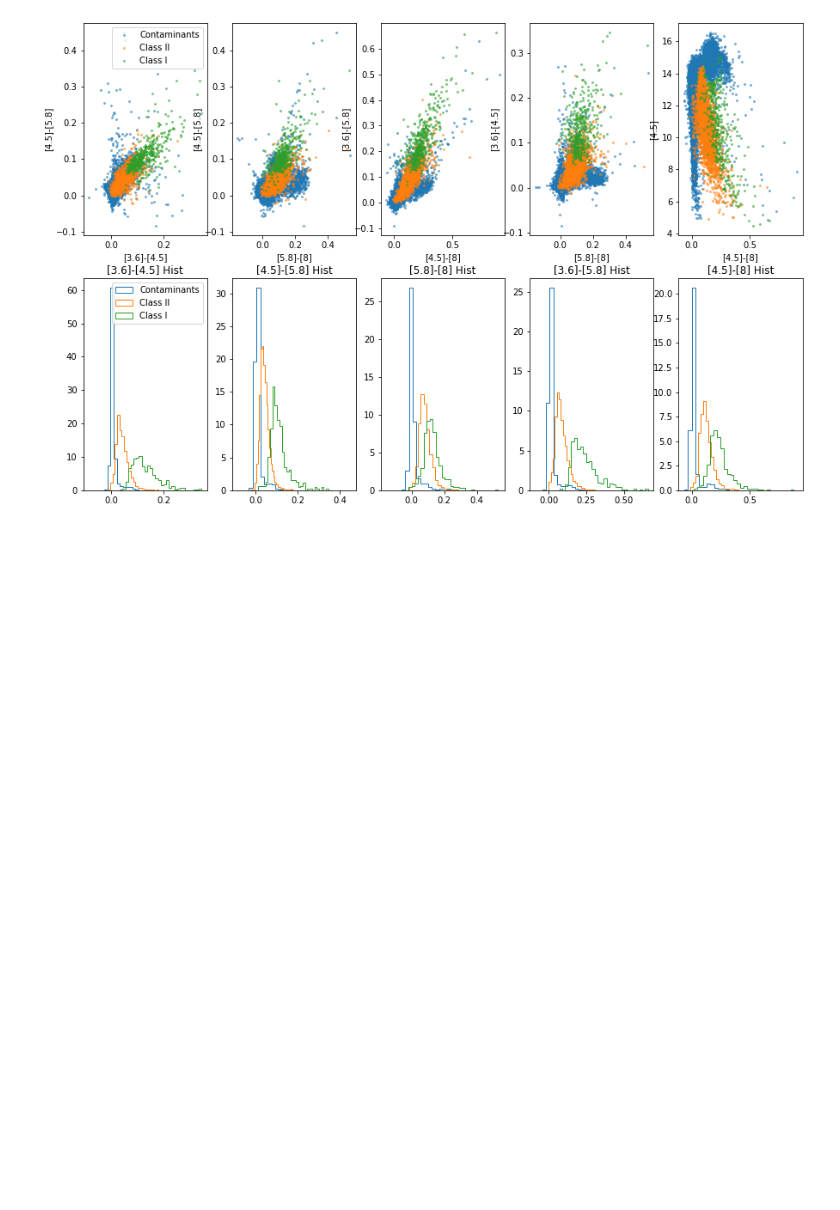
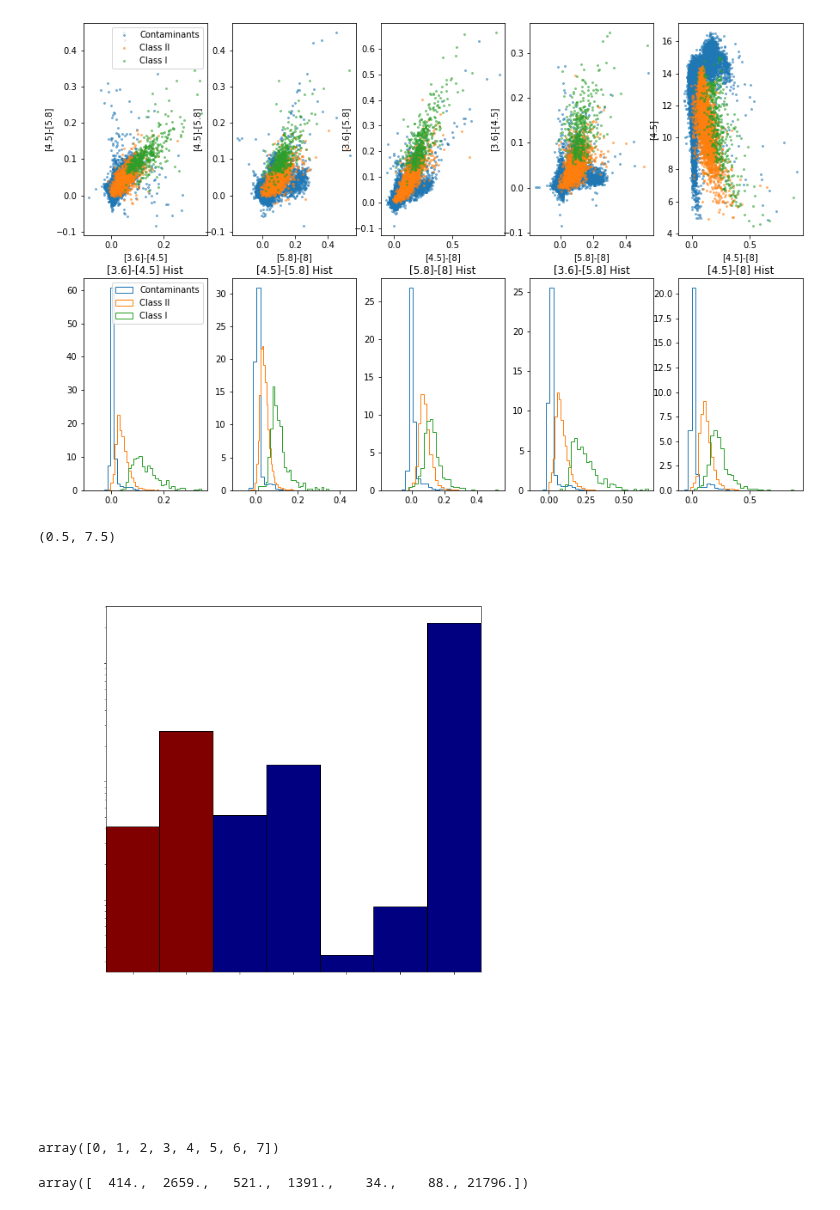
Before and after one commit to bcrompvoets/Random, a Jupyter notebook: Compare.ipynb, the cells around one changed output. Cells and saved outputs as stored; diff of their text form; code cells hidden in the pictures; blank space fills up the shorter version.

```diff
--- a/Compare.ipynb
+++ b/Compare.ipynb
@@ -229,3 +229,30 @@ axs[1][0].legend()
 # %% [output]
 <matplotlib.legend.Legend at 0x...>
 [figure]
+# %%
+gtars2 = np.load("Target_Class_AllClasses_Sep.npy")
+xaxis = ["Class I", "Class II", "Galaxies", "AGNs", "Shocks", "PAHs","Stars"]
+fig, ax = plt.subplots(1,1,figsize=(10,10))
+plt.rcParams['font.size'] = 50
+plt.title("Data Imbalance",color='white')
+plt.rcParams['font.family'] = 'serif'
+counts, bins, patches = ax.hist(gtars2,bins=[0,1,2,3,4,5,6,7],align='right',edgecolor='black',color='navy',density=False)
+plt.yscale('log')
+plt.xticks(ticks=[1,2,3,4,5,6,7],labels=xaxis,rotation = 60,color='white')
+plt.yticks(color="white")
+
+for patch, rightside, leftside in zip(patches, bins[1:], bins[:-1]):
+    if rightside < 3:
+        patch.set_facecolor('maroon')
+ax.set_xlim(.5,7.5)
+# %% [output]
+(0.5, 7.5)
+[figure, added]
+# %%
+bins
+# %% [output]
+array([0, 1, 2, 3, 4, 5, 6, 7])
+# %%
+counts
+# %% [output]
+array([  414.,  2659.,   521.,  1391.,    34.,    88., 21796.])
```
Also changed, not shown: 20 other files.
